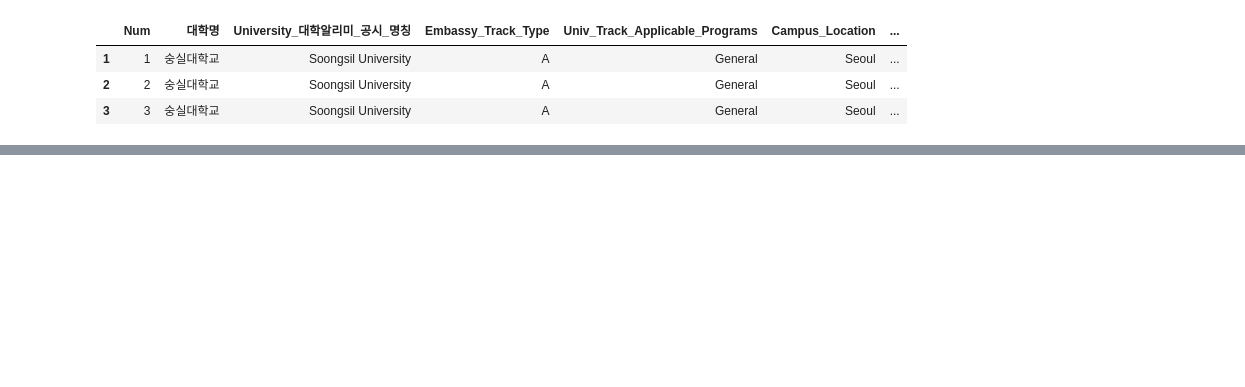
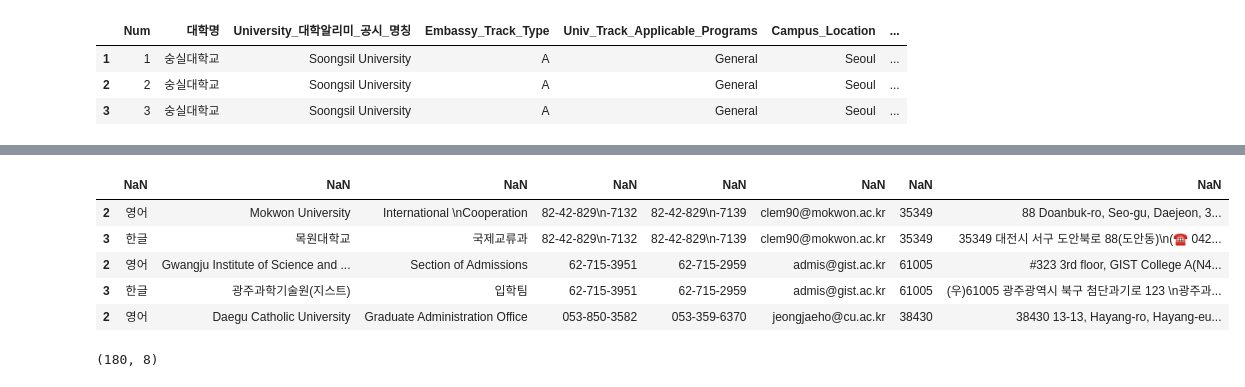
Before and after one commit to JASorianoHernandez/gks24_UniversityDataInformationProject, a Jupyter notebook: GKS24_Univeristies_DataInformation.ipynb, the cells around one changed output, grey strips where cells are left out. Drawn from its saved outputs; the diff is of its cells as text; code cells hidden in the pictures; blank space fills up the shorter version.

Commit message:
creating contactinfromation dataset

```diff
--- a/GKS24_Univeristies_DataInformation.ipynb
+++ b/GKS24_Univeristies_DataInformation.ipynb
@@ -275,0 +283,18 @@ finalResult.to_sql('universities', con=engine, if_exists='replace', index=False)
+# %%
+#### Importing data
+#### Copy and paste the route where all de excel files are
+
+## from credential
+##path = "D:\\Coreano\\gks24\\UniversitiesInformation2024\\UniverstyDataSets"
+contactpath = credentials.contactpath
+
+
+dir_list = os.listdir(contactpath)
+DF_list2 = list()
+for x in dir_list:
+    with warnings.catch_warnings():
+        warnings.filterwarnings("ignore", category=UserWarning)
+        ##df = pd.read_excel("file.xlsx")
+        df = pd.read_excel('UniversityContactDataSets/'+x)
+        DF_list2.append(df)
+        print(x)
@@ -275,0 +333,19 @@ finalResult.to_sql('universities', con=engine, if_exists='replace', index=False)
+# %%
+
+i=0
+for uniDF in DF_list2:
+    #column_name = "Unnamed: 1"
+    #try:
+        ### df = df.drop(column_name, axis=1)
+        ### Removing Empty columns
+
+        #uniDF=uniDF.dropna(subset=[column_name]).reset_index(drop=True)
+    header_row = 0
+        ### Renaming headers and erase the column with headers name
+    uniDF.columns = uniDF.iloc[header_row]
+        #uniDF = uniDF.drop(uniDF[uniDF['No.'] == 'No.'].index)
+    uniDF = uniDF.drop([0, 1])
+    #except KeyError:
+
+    DF_list2[i] = uniDF
+    i+=1
@@ -275,0 +357,15 @@ finalResult.to_sql('universities', con=engine, if_exists='replace', index=False)
+# %%
+df_concat2 = pd.concat(DF_list2)
+# %%
+df_concat2.head(5)
+# %% [output]
+|  | NaN | NaN | NaN | NaN | NaN | NaN | NaN | NaN |
+| 2 | 영어 | Mokwon University | International \nCooperation | 82-42-829\n-7132 | 82-42-829\n-7139 | clem90@mokwon.ac.kr | 35349 | 88 Doanbuk-ro, Seo-gu, Daejeon, 3... |
+| 3 | 한글 | 목원대학교 | 국제교류과 | 82-42-829\n-7132 | 82-42-829\n-7139 | clem90@mokwon.ac.kr | 35349 | 35349 대전시 서구 도안북로 88(도안동)\n(☎ 042... |
+| 2 | 영어 | Gwangju Institute of Science and ... | Section of Admissions | 62-715-3951 | 62-715-2959 | admis@gist.ac.kr | 61005 | #323 3rd floor, GIST College A(N4... |
+| 3 | 한글 | 광주과학기술원(지스트) | 입학팀 | 62-715-3951 | 62-715-2959 | admis@gist.ac.kr | 61005 | (우)61005 광주광역시 북구 첨단과기로 123 \n광주과... |
+| 2 | 영어 | Daegu Catholic University | Graduate Administration Office | 053-850-3582 | 053-359-6370 | jeongjaeho@cu.ac.kr | 38430 | 38430 13-13, Hayang-ro, Hayang-eu... |
+# %%
+df_concat2.shape
+# %% [output]
+(180, 8)
```
Also changed, not shown: parts of 27 cells of this notebook.
